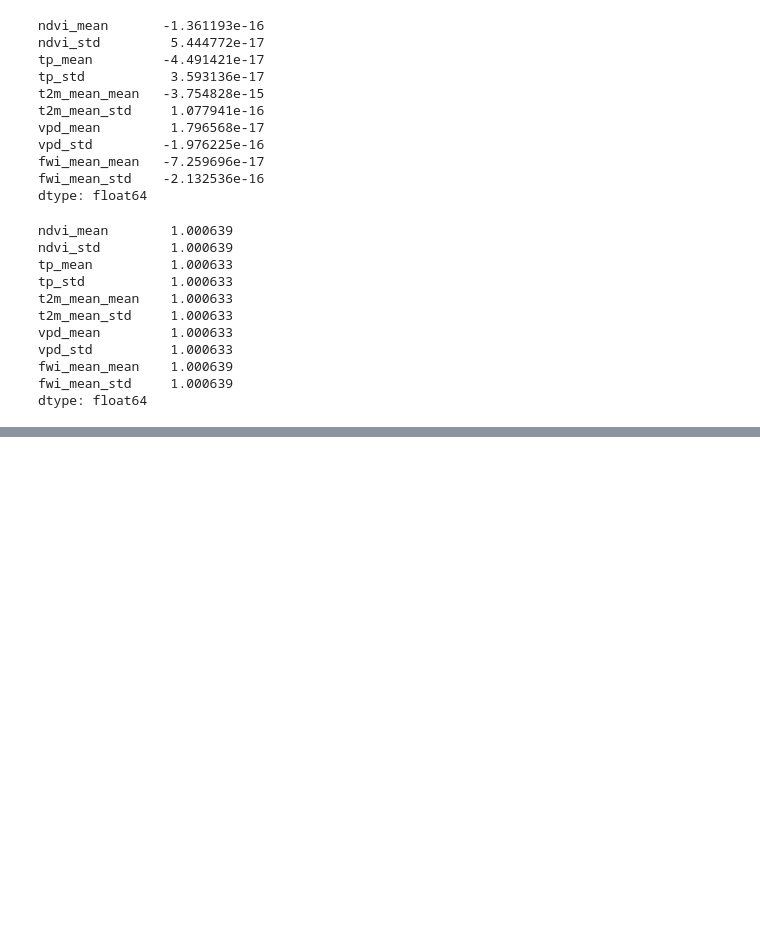
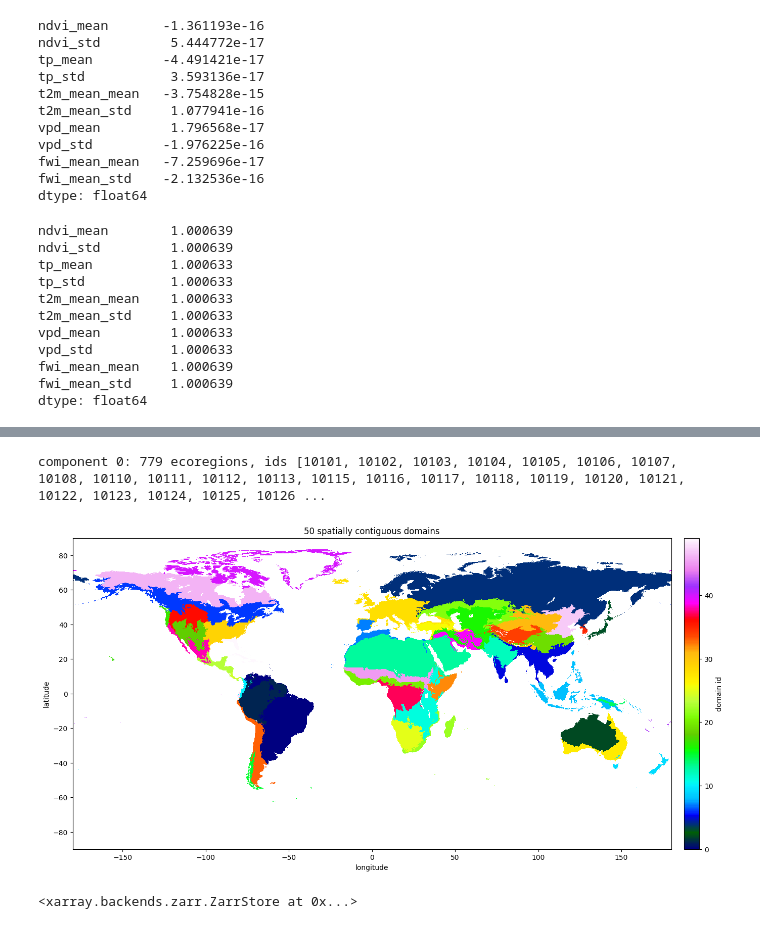
Before and after one commit to yashkher-123/transferability-through-representations, a Jupyter notebook: data/clustering.ipynb, the cells around one changed output, grey strips where cells are left out. Cells and saved outputs as stored; diff of their text form; code cells hidden in the pictures; blank space fills up the shorter version.

Commit message:
finally got 50 domains mapped

```diff
--- a/data/clustering.ipynb
+++ b/data/clustering.ipynb
@@ -110,0 +120,3 @@ dtype: float64
+# %%
+eco = ds["ecoregion"].values
+eco = np.where(np.isnan(eco), 0, eco).astype(int)
@@ -110,0 +154,2 @@ dtype: float64
+# %%
+id_to_idx = {eid: i for i, eid in enumerate(ecoregion_ids)}
@@ -110,0 +261,10 @@ dtype: float64
+# %%
+from scipy.sparse.csgraph import connected_components
+
+n_components, component_labels = connected_components(connectivity, directed=False)
+degrees = np.array(connectivity.sum(axis=1)).flatten()
+
+print("components:", n_components)
+print("X NaNs:", np.isnan(X).sum())
+print("min degree:", degrees.min())
+print("component sizes:", np.bincount(component_labels))
@@ -110,0 +313,36 @@ dtype: float64
+# %%
+component_sizes = np.bincount(component_labels)
+
+for comp in np.argsort(component_sizes):
+    idx = np.where(component_labels == comp)[0]
+    print(f"component {comp}: {len(idx)} ecoregions, ids {ecoregion_ids[idx].tolist()}")
+# %% [output]
+component 0: 779 ecoregions, ids [10101, 10102, 10103, 10104, 10105, 10106, 10107, 10108, 10110, 10111, 10112, 10113, 10115, 10116, 10117, 10118, 10119, 10120, 10121, 10122, 10123, 10124, 10125, 10126 ...
+# %%
+import matplotlib.pyplot as plt
+
+# map each ecoregion id to its domain label, then broadcast to every pixel
+# using a lookup array, vectorized instead of a double for loop since eco
+# can be a few million pixels
+max_id = eco.max()
+lookup = np.full(max_id + 1, -1, dtype=int)
+for eid, lab in zip(ecoregion_ids, labels):
+    lookup[eid] = lab
+
+# pixels with id 0 (nodata) or an id that got dropped earlier stay at -1
+domain_grid = lookup[eco]
+masked = np.ma.masked_where(domain_grid == -1, domain_grid)
+# %%
+n_domains = len(np.unique(labels))
+
+fig, ax = plt.subplots(figsize=(16, 8))
+im = ax.pcolormesh(lon, lat, masked, cmap="gist_ncar", shading="auto")
+ax.set_xlim(-180, 180)
+ax.set_ylim(-90, 90)
+ax.set_xlabel("longitude")
+ax.set_ylabel("latitude")
+ax.set_title(f"{n_domains} spatially contiguous domains")
+fig.colorbar(im, ax=ax, label="domain id", fraction=0.025, pad=0.02)
+plt.show()
+# %% [output]
+[figure, added]
@@ -110,0 +366,5 @@ dtype: float64
+# %%
+domain_zarr_path = "ecoregion_domains.zarr"
+domain_ds.to_zarr(domain_zarr_path, mode="w", consolidated=True)
+# %% [output]
+<xarray.backends.zarr.ZarrStore at 0x...>
```
Also changed, not shown: parts of 11 cells of this notebook, 2 other files.
